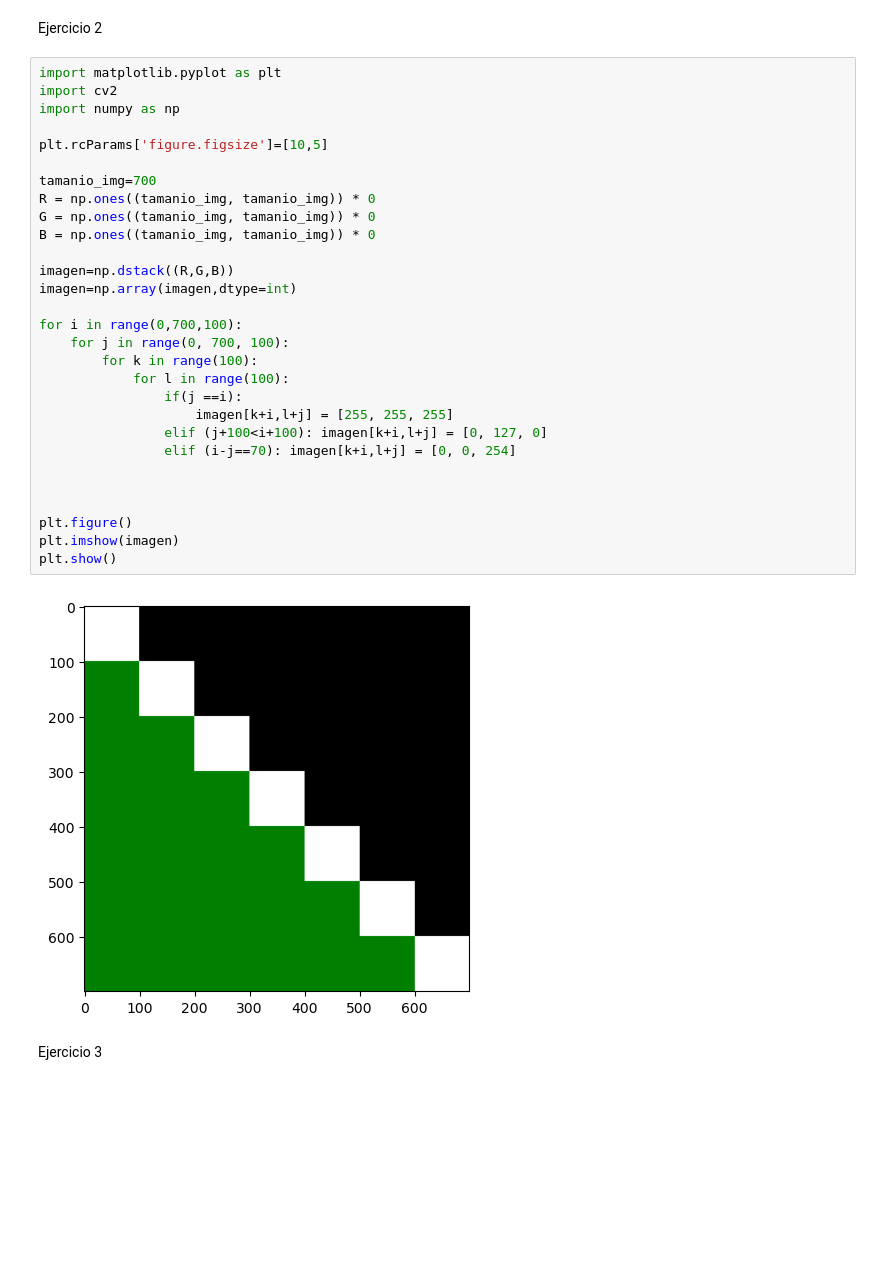
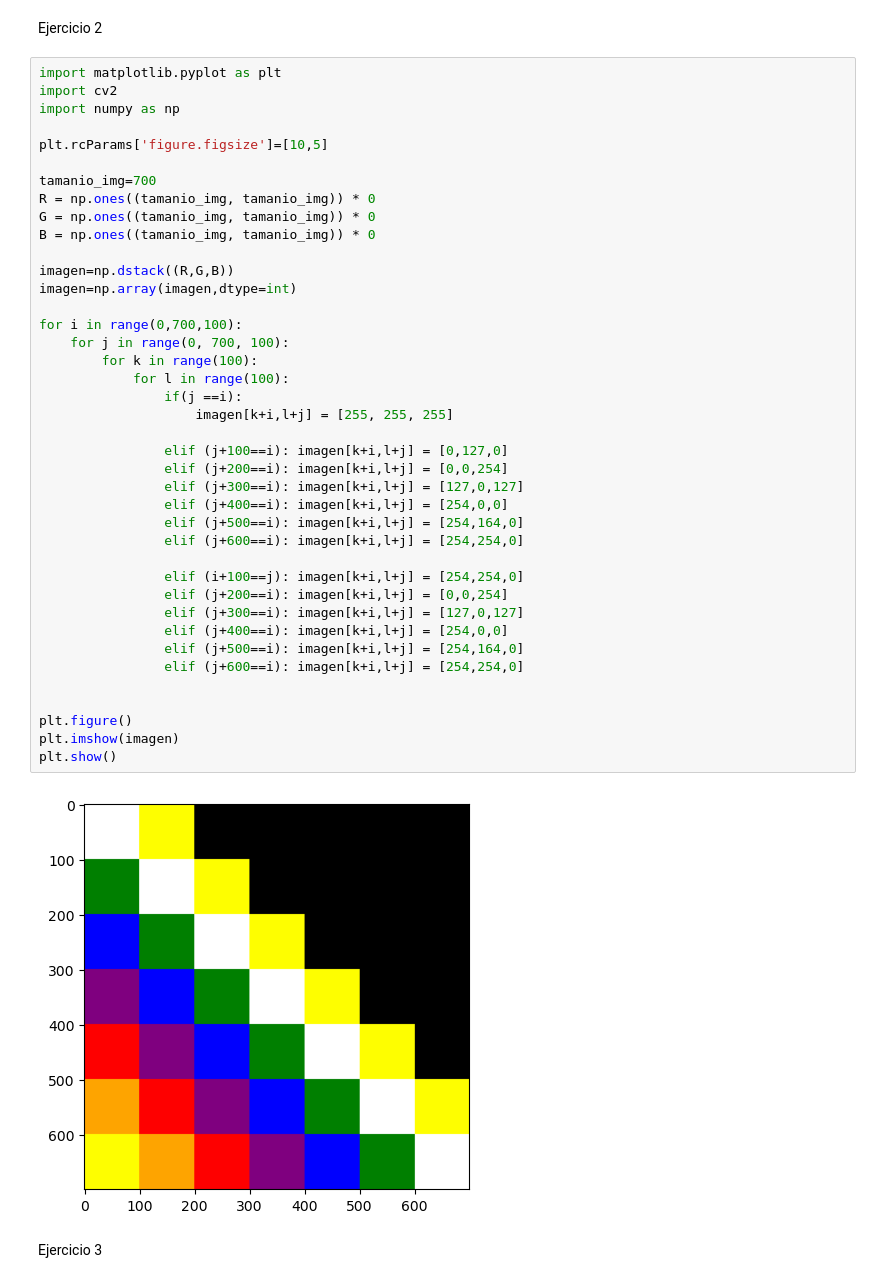
Before and after one commit to papen12/PDImages, a Jupyter notebook: primerParcial.ipynb, the cells around one changed output. Drawn from its saved outputs; the diff is of its cells as text; blank space fills up the shorter version.

```diff
--- a/primerParcial.ipynb
+++ b/primerParcial.ipynb
@@ -44,34 +44,45 @@ Ejercicio 2
 # %%
 import matplotlib.pyplot as plt
 import cv2
 import numpy as np
 
 plt.rcParams['figure.figsize']=[10,5]
 
 tamanio_img=700
 R = np.ones((tamanio_img, tamanio_img)) * 0
 G = np.ones((tamanio_img, tamanio_img)) * 0
 B = np.ones((tamanio_img, tamanio_img)) * 0
 
 imagen=np.dstack((R,G,B))
 imagen=np.array(imagen,dtype=int)
 
 for i in range(0,700,100):
     for j in range(0, 700, 100):
         for k in range(100):
             for l in range(100):
                 if(j ==i):
                     imagen[k+i,l+j] = [255, 255, 255]
-                elif (j+100<i+100): imagen[k+i,l+j] = [0, 127, 0]
-                elif (i-j==70): imagen[k+i,l+j] = [0, 0, 254]
 
+                elif (j+100==i): imagen[k+i,l+j] = [0,127,0]
+                elif (j+200==i): imagen[k+i,l+j] = [0,0,254]
+                elif (j+300==i): imagen[k+i,l+j] = [127,0,127]
+                elif (j+400==i): imagen[k+i,l+j] = [254,0,0]
+                elif (j+500==i): imagen[k+i,l+j] = [254,164,0]
+                elif (j+600==i): imagen[k+i,l+j] = [254,254,0]
+
+                elif (i+100==j): imagen[k+i,l+j] = [254,254,0]
+                elif (j+200==i): imagen[k+i,l+j] = [0,0,254]
+                elif (j+300==i): imagen[k+i,l+j] = [127,0,127]
+                elif (j+400==i): imagen[k+i,l+j] = [254,0,0]
+                elif (j+500==i): imagen[k+i,l+j] = [254,164,0]
+                elif (j+600==i): imagen[k+i,l+j] = [254,254,0]
 
 
 plt.figure()
 plt.imshow(imagen)
 plt.show()
 # %% [output]
-[figure, old version]
+[figure, new version]
 # %% [markdown]
 Ejercicio 3
 # %%
```
Also changed, not shown: parts of 5 cells of this notebook.
